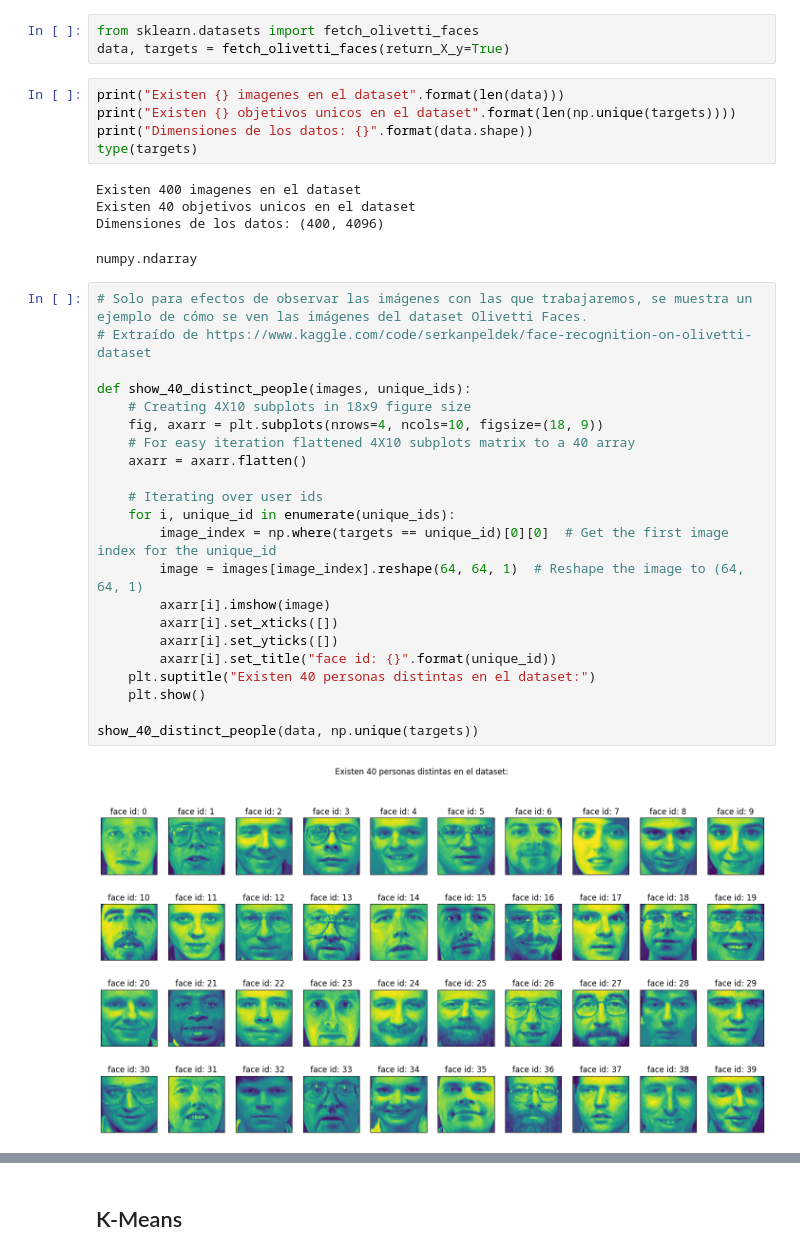
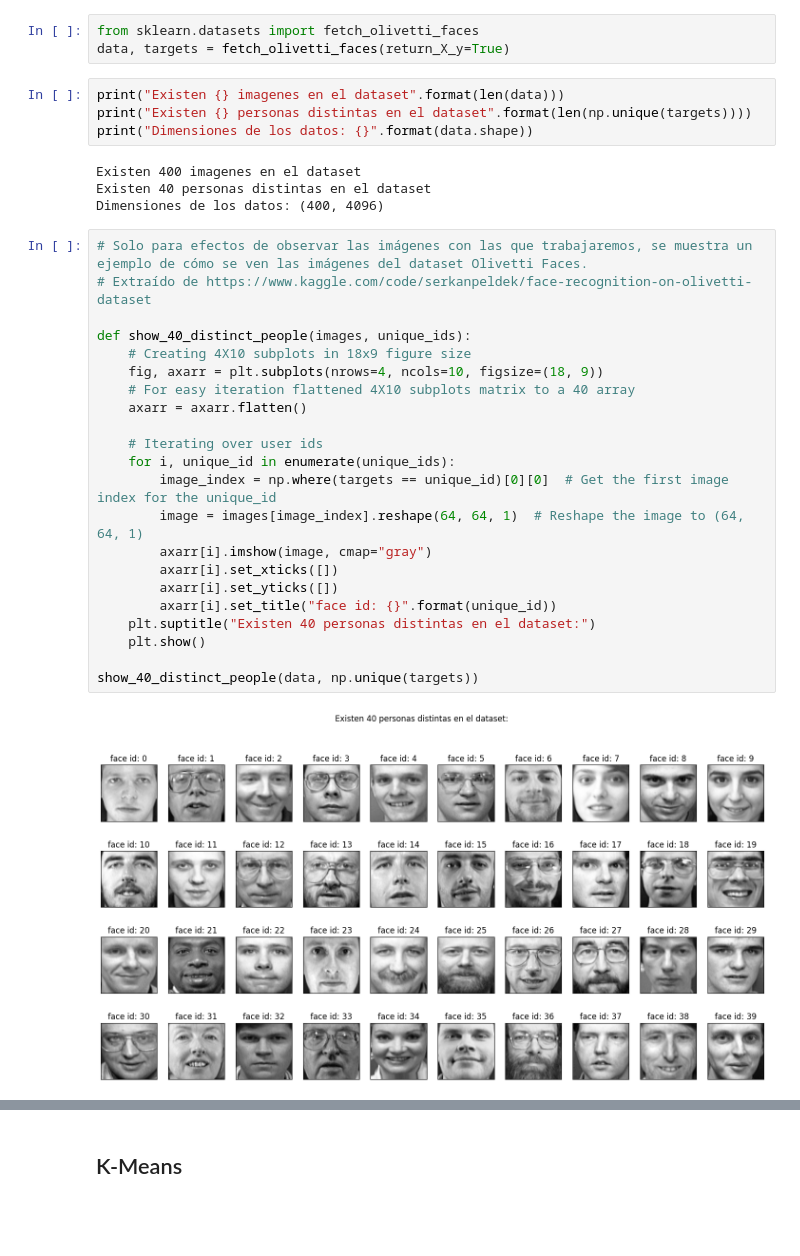
Before and after one commit to ElKroko/tarea-IA, a Jupyter notebook: 3. Olivetti Faces.ipynb, the cells around one changed output, grey strips where cells are left out. Saved outputs shown, nothing was run; the diff lists cells and outputs as text; blank space fills up the shorter version.

```diff
--- a/3. Olivetti Faces.ipynb
+++ b/3. Olivetti Faces.ipynb
@@ -14,36 +14,34 @@ from sklearn.datasets import fetch_olivetti_faces
 data, targets = fetch_olivetti_faces(return_X_y=True)
 # %%
 print("Existen {} imagenes en el dataset".format(len(data)))
-print("Existen {} objetivos unicos en el dataset".format(len(np.unique(targets))))
+print("Existen {} personas distintas en el dataset".format(len(np.unique(targets))))
 print("Dimensiones de los datos: {}".format(data.shape))
-type(targets)
 # %% [output]
 Existen 400 imagenes en el dataset
-Existen 40 objetivos unicos en el dataset
+Existen 40 personas distintas en el dataset
 Dimensiones de los datos: (400, 4096)
-numpy.ndarray
 # %%
 # Solo para efectos de observar las imágenes con las que trabajaremos, se muestra un ejemplo de cómo se ven las imágenes del dataset Olivetti Faces.
 # Extraído de https://www.kaggle.com/code/serkanpeldek/face-recognition-on-olivetti-dataset
 
 def show_40_distinct_people(images, unique_ids):
     # Creating 4X10 subplots in 18x9 figure size
     fig, axarr = plt.subplots(nrows=4, ncols=10, figsize=(18, 9))
     # For easy iteration flattened 4X10 subplots matrix to a 40 array
     axarr = axarr.flatten()
 
     # Iterating over user ids
     for i, unique_id in enumerate(unique_ids):
         image_index = np.where(targets == unique_id)[0][0]  # Get the first image index for the unique_id
         image = images[image_index].reshape(64, 64, 1)  # Reshape the image to (64, 64, 1)
-        axarr[i].imshow(image)
+        axarr[i].imshow(image, cmap="gray")
         axarr[i].set_xticks([])
         axarr[i].set_yticks([])
         axarr[i].set_title("face id: {}".format(unique_id))
     plt.suptitle("Existen 40 personas distintas en el dataset:")
     plt.show()
 
 show_40_distinct_people(data, np.unique(targets))
 # %% [output]
-[figure, old version]
+[figure, new version]
 # %% [markdown]
```
Also changed, not shown: parts of 7 cells of this notebook, 1 other file.
